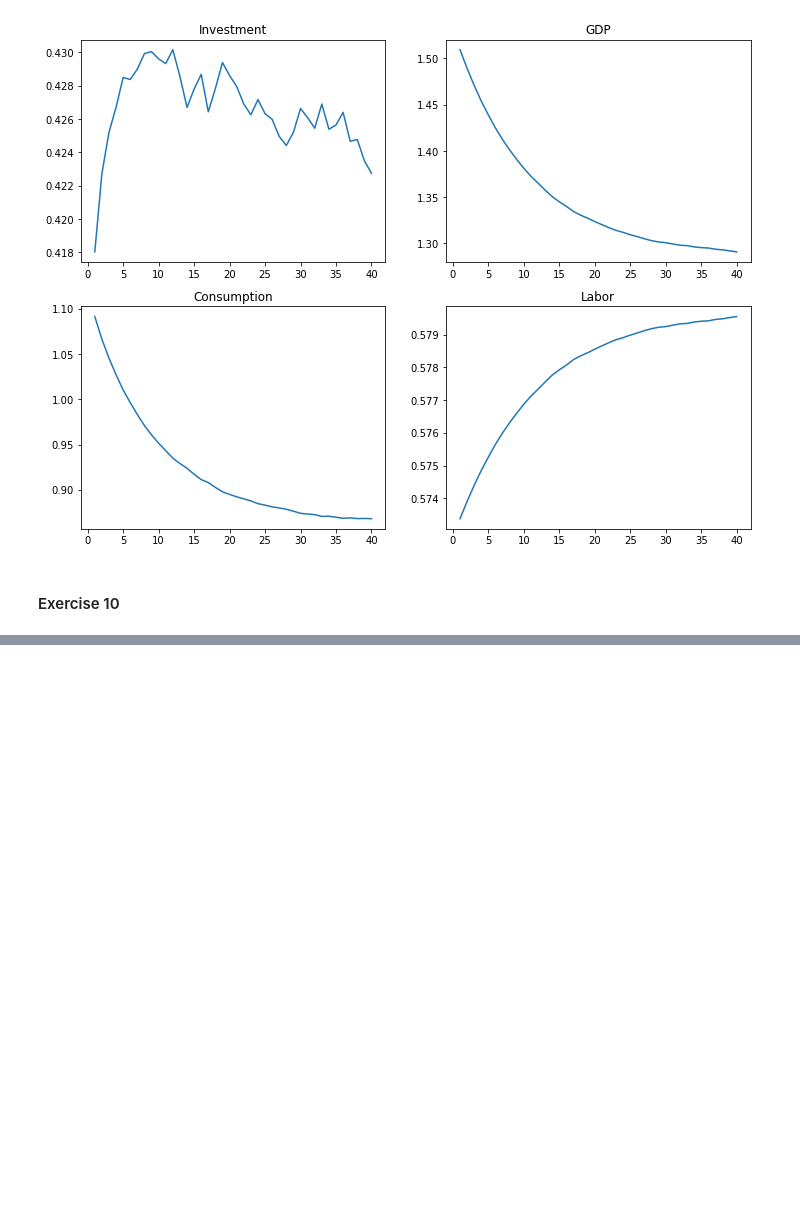
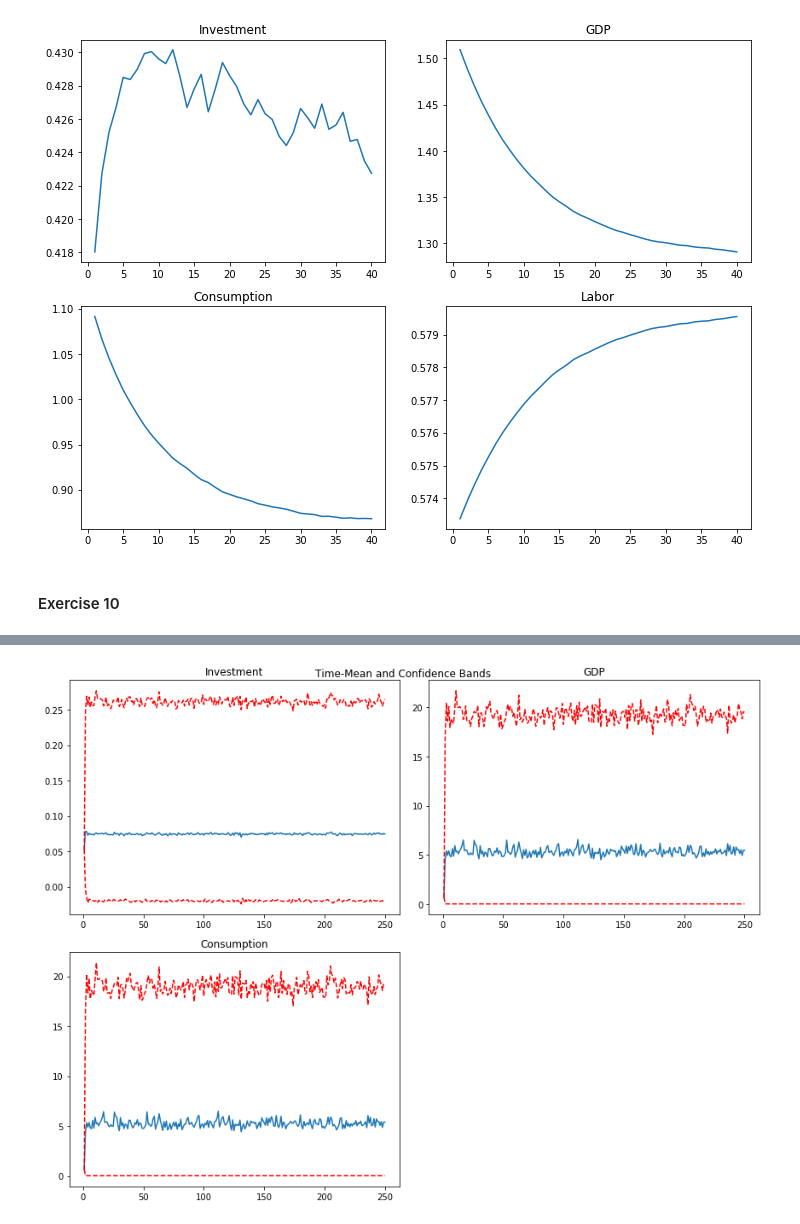
Before and after one commit to weihanchia/OSM-Lab-2017, a Jupyter notebook: Econ/DSGE/DSGE - Linearization.ipynb, the cells around one changed output, grey strips where cells are left out. Saved outputs shown, nothing was run; the diff lists cells and outputs as text; code cells hidden in the pictures; blank space fills up the shorter version.

```diff
--- a/Econ/DSGE/DSGE - Linearization.ipynb
+++ b/Econ/DSGE/DSGE - Linearization.ipynb
@@ -455,0 +593,14 @@ len(avec)
+# %%
+rho = 0.9**20
+# Setting up steady state input vector
+theta0 = np.array([K2bar, K3bar, K2bar, K3bar, K2bar, K3bar, 0, 0])
+
+NN = rho
+
+[AA, BB, CC, DD, FF, GG, HH, JJ, KK, LL, MM, WW, TT] = \
+    LinApp_Deriv(modeldynolg, params, theta0, nxolg, nyolg, nzolg, logX)
+
+PP, QQ, UU, RR, SS, VV = \
+    LinApp_Solve(AA,BB,CC,DD,FF,GG,HH,JJ,KK,LL,MM,WW,TT,NN,Zbar,Sylv)
+
+print("F = ", FF, "\nG = ", GG, "\nH = ", HH, "\nL = ", LL, "\nM = ", MM, "\nN = ", NN, "\nP = ", PP, "\nQ = ", QQ)
@@ -455,0 +673,25 @@ len(avec)
+# %%
+modelssolg = (0, K2bar, K3bar)
+initolg = (0, 0.8*K2bar, 1.1*K3bar)
+sigma = 0.02
+
+I2, Y2, C2 = simulolg(P, Q, initolg, modelssolg, params, rho, 0, sigma)
+
+# Now we can plot our 3 graphs
+plt.figure(figsize=(12,9))
+conf = (5,95)
+plt.subplot(221)
+plotseries(I2, conf)
+plt.title("Investment")
+plt.subplot(222)
+plotseries(Y2, conf)
+plt.title("GDP")
+plt.subplot(223)
+plotseries(C2, conf)
+plt.title("Consumption")
+
+plt.suptitle("Time-Mean and Confidence Bands")
+plt.tight_layout()
+plt.show()
+# %% [output]
+[figure, added]
```
Also changed, not shown: parts of 11 cells of this notebook, 1 other file.
